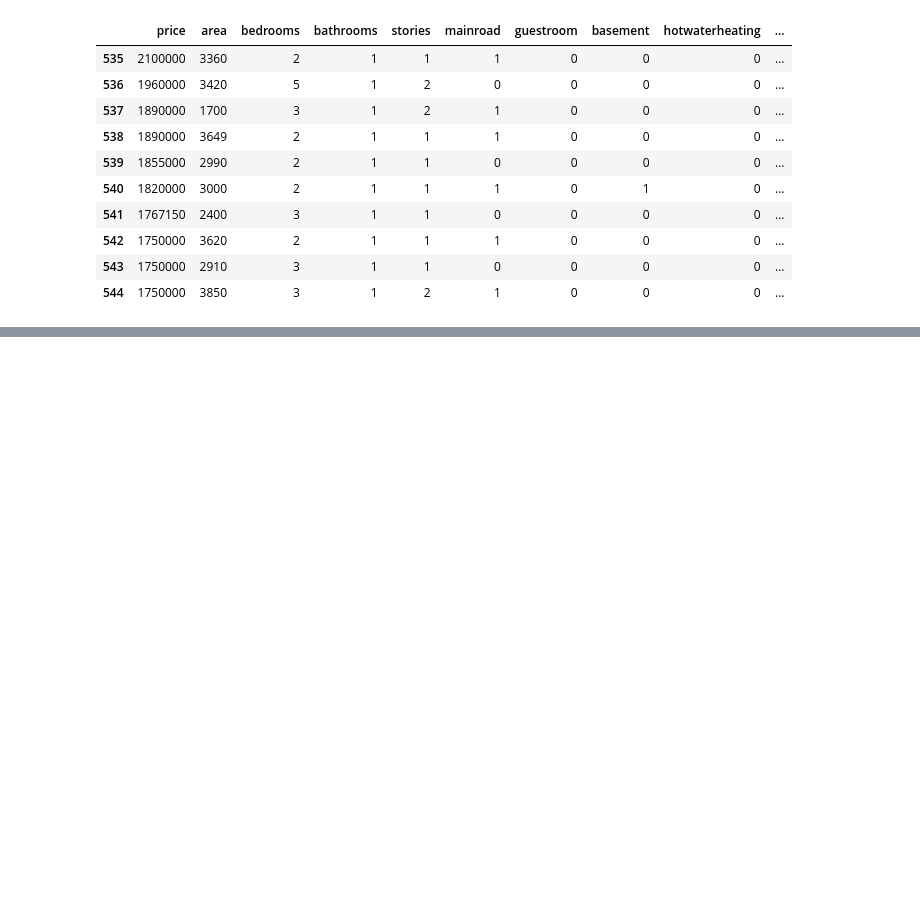
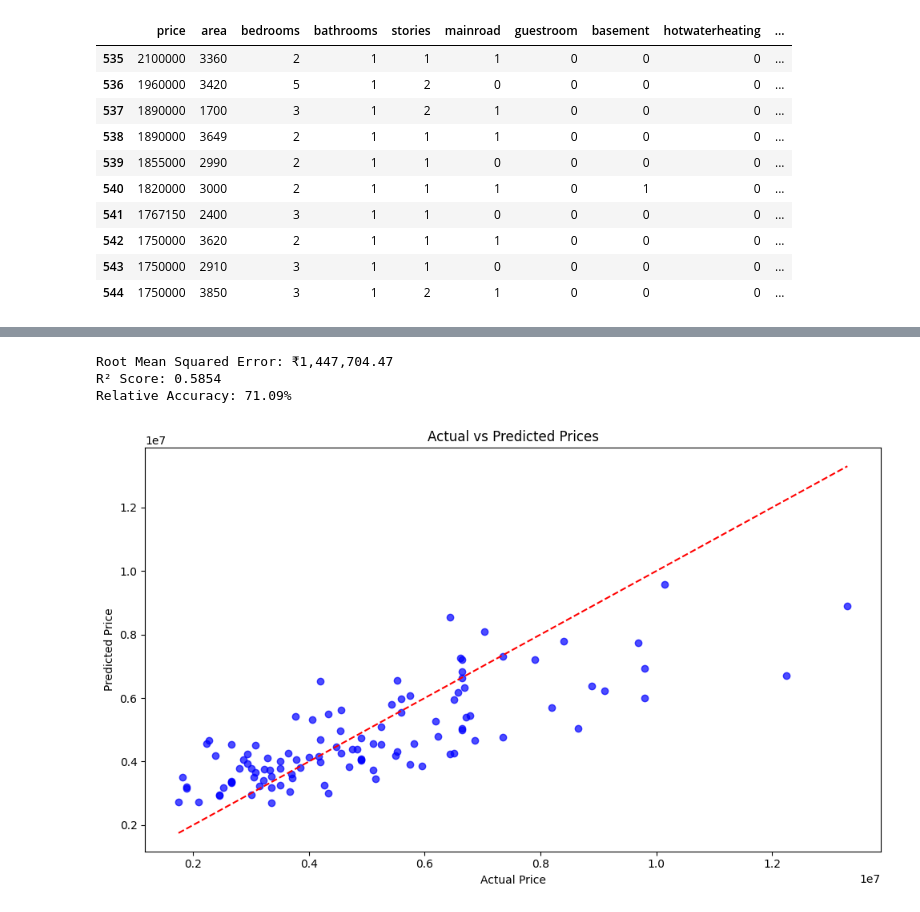
Before and after one commit to sarathir-dev/house-price-prediction-model, a Jupyter notebook: notebooks/Model-Training.ipynb, the cells around one changed output, grey strips where cells are left out. Cells and saved outputs as stored; diff of their text form; code cells hidden in the pictures; blank space fills up the shorter version.

Commit message:
Improved model performance

```diff
--- a/notebooks/Model-Training.ipynb
+++ b/notebooks/Model-Training.ipynb
@@ -148,0 +143,12 @@ Model saved to models/final_model.pkl
+# %%
+stacked_model = StackingRegressor(
+    estimators=[('rf', rf), ('xgb', xgb)],
+    final_estimator=RidgeCV()
+)
+# %%
+pipeline = Pipeline(steps=[
+    ("preprocessor", preprocessor),
+    ("model", stacked_model)
+])
+# %%
+pipeline.fit(X_train, y_train)
@@ -148,0 +173,4 @@ Model saved to models/final_model.pkl
+# %%
+y_pred = pipeline.predict(X_test)
+y_pred_inv = np.expm1(y_pred)
+y_test_inv = np.expm1(y_test)
@@ -148,0 +181,19 @@ Model saved to models/final_model.pkl
+# %%
+print(f"Root Mean Squared Error: ₹{rmse:,.2f}")
+print(f"R² Score: {r2:.4f}")
+print(f"Relative Accuracy: {relative_accuracy:.2f}%")
+# %% [output]
+Root Mean Squared Error: ₹1,447,704.47
+R² Score: 0.5854
+Relative Accuracy: 71.09%
+# %%
+plt.figure(figsize=(10, 6))
+plt.scatter(y_test_inv, y_pred_inv, alpha=0.7, color='blue')
+plt.plot([min(y_test_inv), max(y_test_inv)], [min(y_test_inv), max(y_test_inv)], 'r--')
+plt.xlabel("Actual Price")
+plt.ylabel("Predicted Price")
+plt.title("Actual vs Predicted Prices")
+plt.tight_layout()
+plt.show()
+# %% [output]
+[figure, added]
```
Also changed, not shown: parts of 25 cells of this notebook, 1 other file.
